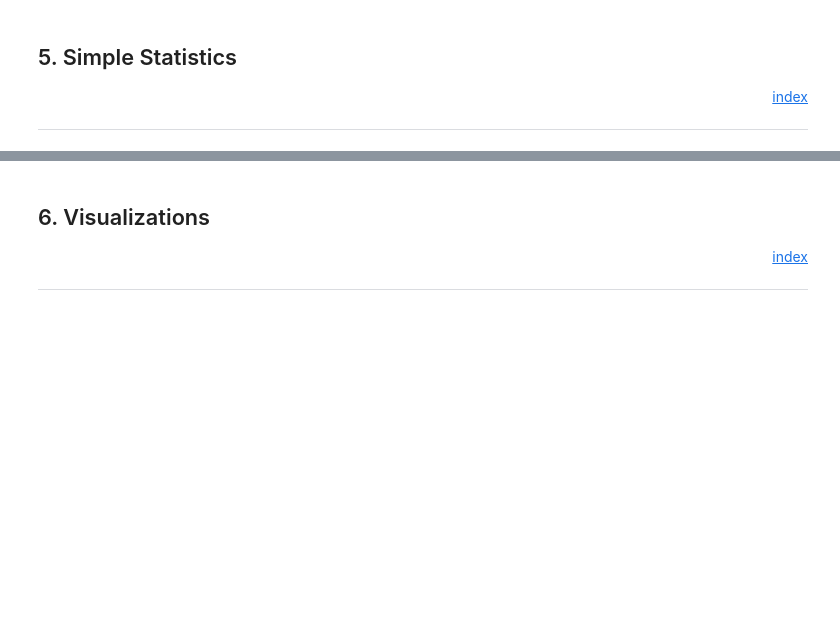
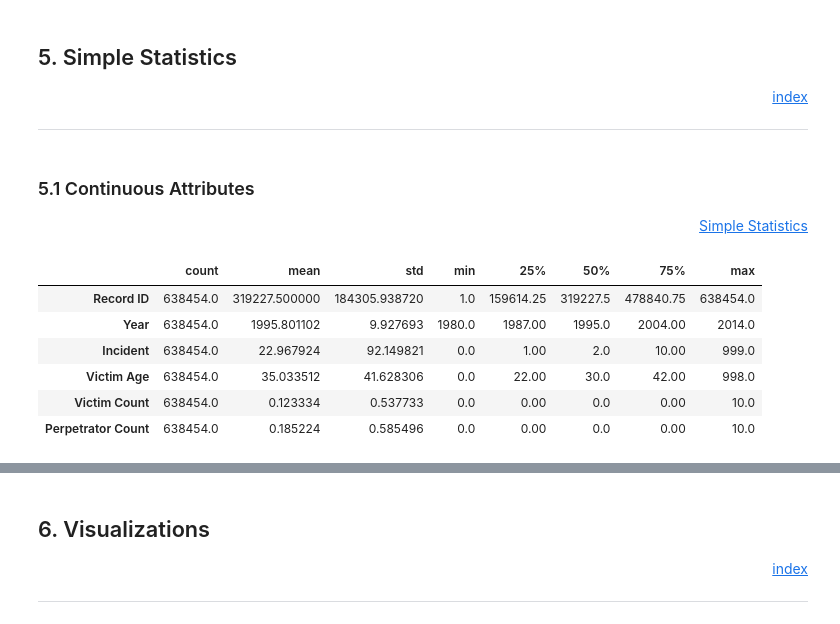
Before and after one commit to pretttyvo/ML1-Visualization-and-Data-Preprocessing, a Jupyter notebook: Lab 1/Jupyter Notebooks/Final Submission.ipynb, the cells around one changed output, grey strips where cells are left out. Cells and saved outputs as stored; diff of their text form; code cells hidden in the pictures; blank space fills up the shorter version.

Commit message:
add in simple statistics

```diff
--- a/Lab 1/Jupyter Notebooks/Final Submission.ipynb
+++ b/Lab 1/Jupyter Notebooks/Final Submission.ipynb
@@ -245,3 +243,17 @@ df['Crime Solved']=df['Crime Solved'].replace(to_replace='Yes',value=1)
 ## 5. Simple Statistics <a id='simple-statistics'></a>
 <div style="text-align: right"> <a href="#index">index</a> </div>
 <hr/>
+# %% [markdown]
+### 5.1 Continuous Attributes <a id=continuous-attributes></a>
+<div style="text-align: right"> <a href="#simple-statistics">Simple Statistics</a> </div>
+# %%
+# count, mean, standard deviation, minimum and maximum values and the quantities for continuous variables
+df.describe().T
+# %% [output]
+|  | count | mean | std | min | 25% | 50% | 75% | max |
+| Record ID | 638454.0 | 319227.500000 | 184305.938720 | 1.0 | 159614.25 | 319227.5 | 478840.75 | 638454.0 |
+| Year | 638454.0 | 1995.801102 | 9.927693 | 1980.0 | 1987.00 | 1995.0 | 2004.00 | 2014.0 |
+| Incident | 638454.0 | 22.967924 | 92.149821 | 0.0 | 1.00 | 2.0 | 10.00 | 999.0 |
+| Victim Age | 638454.0 | 35.033512 | 41.628306 | 0.0 | 22.00 | 30.0 | 42.00 | 998.0 |
+| Victim Count | 638454.0 | 0.123334 | 0.537733 | 0.0 | 0.00 | 0.0 | 0.00 | 10.0 |
+| Perpetrator Count | 638454.0 | 0.185224 | 0.585496 | 0.0 | 0.00 | 0.0 | 0.00 | 10.0 |
```
Also changed, not shown: parts of 5 cells of this notebook.
